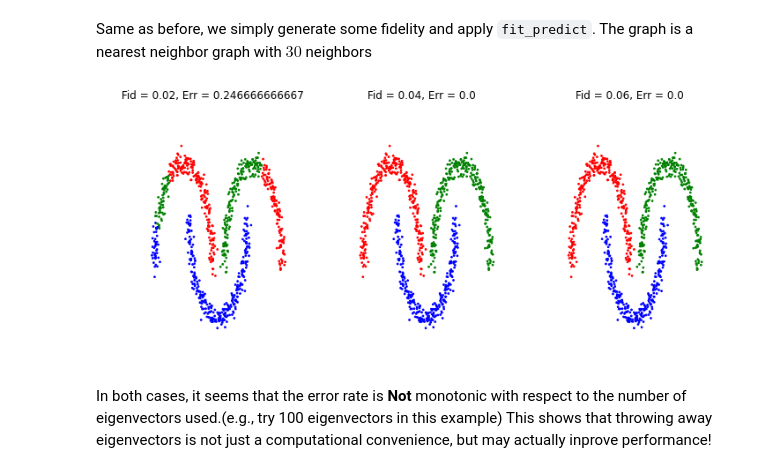
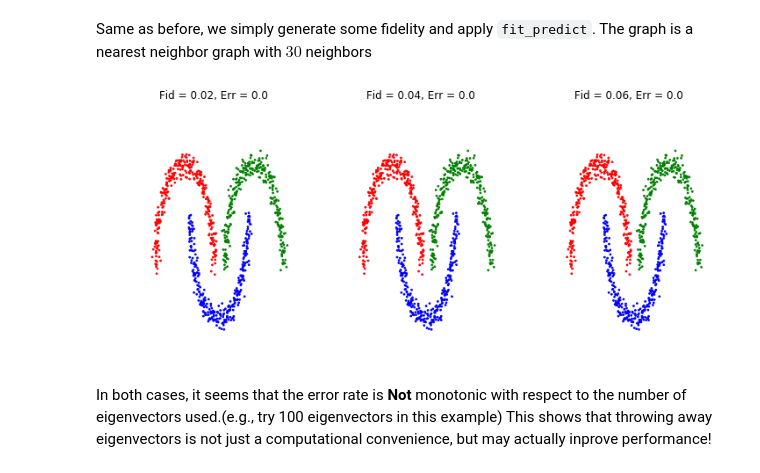
Before and after one commit to mathluo/GraphAlgorithms, a Jupyter notebook: demo/demo1--Intro to Graph Cuts.ipynb, the cells around one changed output. Drawn from its saved outputs; the diff is of its cells as text; code cells hidden in the pictures.

```diff
--- a/demo/demo1--Intro to Graph Cuts.ipynb
+++ b/demo/demo1--Intro to Graph Cuts.ipynb
@@ -147,11 +134,11 @@ def gen_colors(u):
     return color
 #classification results
 for i in range(3):
-    gl_clf.generate_random_fidelity(percent = (i+1)*.03)
-    gl_clf.fit_predict()
+    clf.generate_random_fidelity(percent = (i+1)*.03)
+    clf.fit_predict()
     plt.subplot(1,3,i+1)
-    plt.scatter(x_train[:,0],x_train[:,1],s = 3, color = gen_colors(gl_clf.labels_))
-    plt.title('Fidelity= {perc}, Err = {r}'.format(perc = (i+1)*.03, r = gl_clf.compute_score()))
+    plt.scatter(x[:,0],x[:,1],s = 3, color = gen_colors(clf.labels_))
+    plt.title('Fidelity= {perc}, Err = {r}'.format(perc = (i+1)*.03, r = clf.compute_error_rate()))
     plt.axis('off')
 plt.show()
 # %% [output]
@@ -163,2 +152,2 @@ We will test the scheme `MBO fidelity` on the same problem. We use `set_paramete
 # %%
-gl_clf.set_parameters(scheme_type='MBO_fidelity')
+clf.set_parameters(scheme_type='MBO_fidelity')
@@ -167,10 +156,8 @@ We perform the same experiment with the new scheme.
 # %%
 # Testing supervised learning
 reload(gc)
-gl_clf.set_graph_parameters(affinity = 'nearest_neighbors', n_neighbors = 40, Neig = 200)
 plt.figure(5)
 plt.rcParams['figure.figsize'] = (12, 5)
-gl_clf.generate_initial_value()
 def gen_colors(u):
     color = ""
     for l in u:
@@ -181,11 +168,11 @@ def gen_colors(u):
     return color
 #classification results
 for i in range(3):
-    gl_clf.generate_random_fidelity(percent = (i+1)*.03)
-    gl_clf.fit_predict()
+    clf.generate_random_fidelity(percent = (i+1)*.03)
+    clf.fit_predict()
     plt.subplot(1,3,i+1)
-    plt.scatter(x_train[:,0],x_train[:,1],s = 3, color = gen_colors(gl_clf.labels_))
-    plt.title('Fidelity= {perc}, Err= {err}'.format(perc = (i+1)*.03, err = gl_clf.compute_score()))
+    plt.scatter(x[:,0],x[:,1],s = 3, color = gen_colors(clf.labels_))
+    plt.title('Fidelity= {perc}, Err= {err}'.format(perc = (i+1)*.03, err = clf.compute_error_rate()))
     plt.axis('off')
 plt.show()
 # %% [output]
@@ -216,34 +203,32 @@ For a semi-supervised multiclass segmentation, simply set the numer of classes `
 # %%
 #initialization
 import graph_cluster as gc
-reload (gc)
-reload(util)
-params = {'eps':1, 'eta':2} # parameters for the classifier
-gl_clf = gc.LaplacianClustering(scheme_type = 'MBO_fidelity',  params = params, n_class = 3)
+clf.set_parameters(scheme_type = 'MBO_fidelity', eps = 1, eta = 2, n_class = 3)
+clf.generate_initial_value()
 # load raw_data
-gl_clf.load_raw_data(raw_data = X, ground_truth = Y)
-gl_clf.generate_initial_value() #random initial condition generated
+clf.load_data(raw_data = X, ground_truth = Y)
 # set graph parameters
-gl_clf.set_graph_parameters(affinity = 'nearest_neighbors', n_neighbors = 30, Neig = 20)
+clf.build_graph(Eig_solver = 'arpack',affinity = 'rbf',
+                neighbor_type = 'knearest' ,n_neighbors = 20, gamma = 1, Neig = 20)
 # %% [markdown]
 Same as before, we simply generate some fidelity and apply `fit_predict`. The graph is a nearest neighbor graph with $30$ neighbors
 # %%
 # Testing supervised learning
 reload(gc)
 plt.figure(7)
 palet = 'rbg'
 #classification results
 for i in range(3):
-    gl_clf.generate_random_fidelity(percent = (i+1)*.02)
-    gl_clf.fit_predict()
+    clf.generate_random_fidelity(percent = (i+1)*.02)
+    clf.fit_predict()
     plt.subplot(1,3,i+1)
-    color = [palet[c] for c in gl_clf.labels_]
+    color = [palet[c] for c in clf.labels_]
     plt.scatter(X[:,0],X[:,1],s = 3, color = color)
-    plt.title('Fid = {perc}, Err = {err}'.format(perc = (i+1)*.02, err = gl_clf.compute_score()))
+    plt.title('Fid = {perc}, Err = {err}'.format(perc = (i+1)*.02, err = clf.compute_error_rate()))
     plt.axis('off')
 plt.rcParams.update({'figure.figsize':(12, 5)})
 plt.show()
 # %% [output]
-[figure, old version]
+[figure, new version]
 # %% [markdown]
 In both cases, it seems that the error rate is **Not** monotonic with respect to the number of eigenvectors used.(e.g., try 100 eigenvectors in this example) This shows that throwing away eigenvectors is not just a computational convenience, but may actually inprove performance!
```
Also changed, not shown: parts of 23 cells of this notebook, 17 other files.
